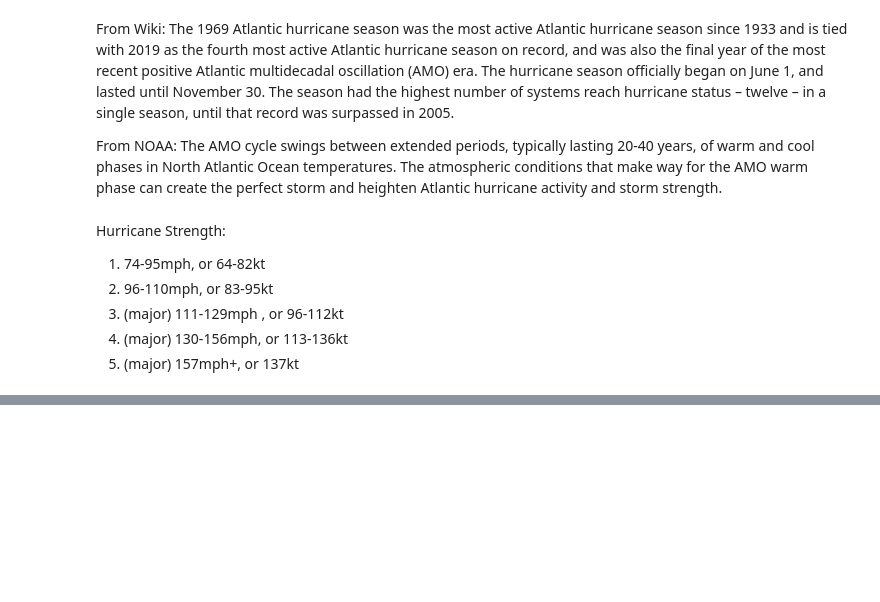
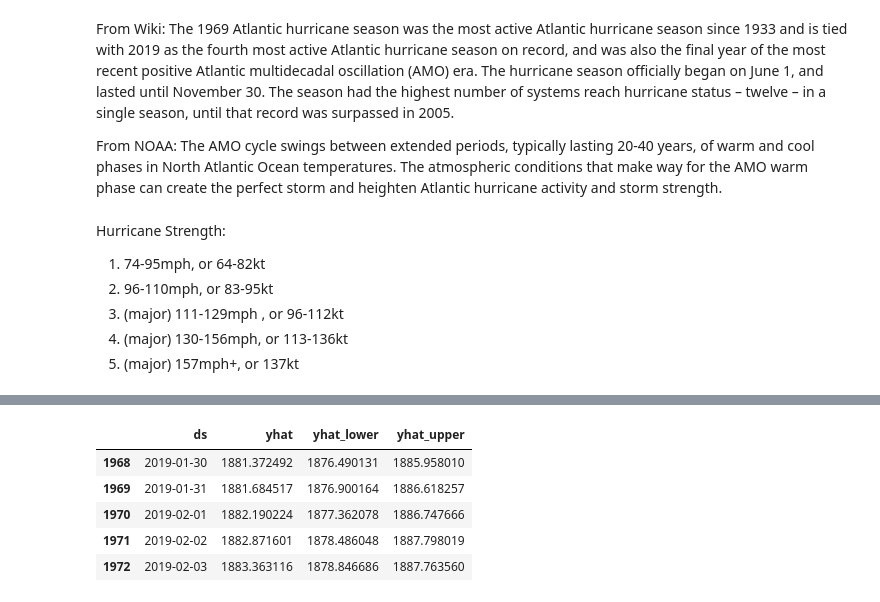
Before and after one commit to efaber314/DATA690_WANG, a Jupyter notebook: PersonalProject/HurricaneHistory.ipynb, the cells around one changed output, grey strips where cells are left out. Cells and saved outputs as stored; diff of their text form; code cells hidden in the pictures; blank space fills up the shorter version.

```diff
--- a/PersonalProject/HurricaneHistory.ipynb
+++ b/PersonalProject/HurricaneHistory.ipynb
@@ -116,0 +173,10 @@ Hurricane Strength:
+# %%
+forecast = m.predict(future)
+forecast[['ds','yhat','yhat_lower', 'yhat_upper']].tail()
+# %% [output]
+|  | ds | yhat | yhat_lower | yhat_upper |
+| 1968 | 2019-01-30 | 1881.372492 | 1876.490131 | 1885.958010 |
+| 1969 | 2019-01-31 | 1881.684517 | 1876.900164 | 1886.618257 |
+| 1970 | 2019-02-01 | 1882.190224 | 1877.362078 | 1886.747666 |
+| 1971 | 2019-02-02 | 1882.871601 | 1878.486048 | 1887.798019 |
+| 1972 | 2019-02-03 | 1883.363116 | 1878.846686 | 1887.763560 |
```
Also changed, not shown: parts of 12 cells of this notebook.
